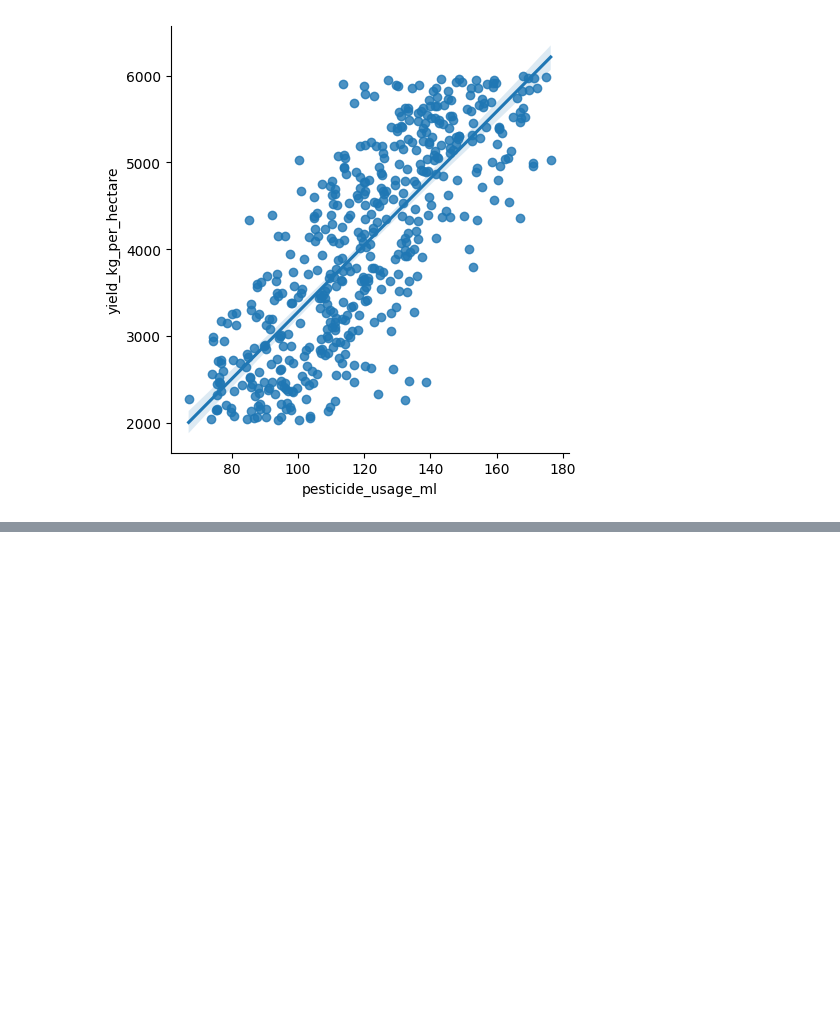
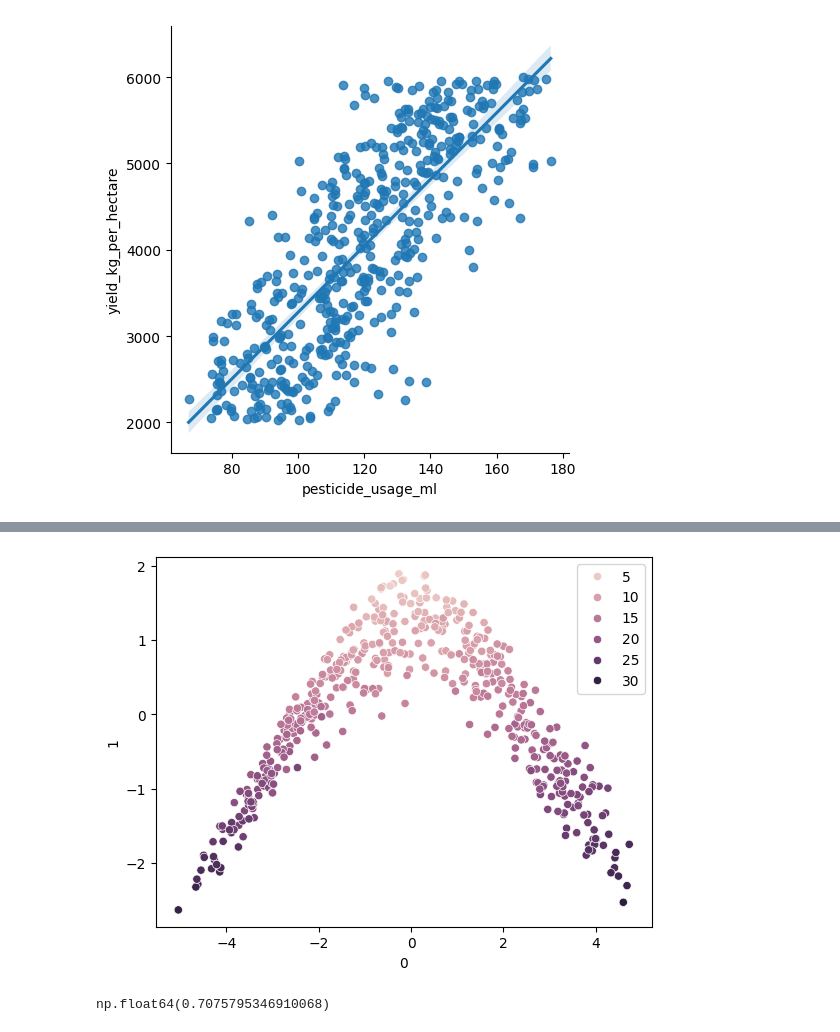
Before and after one commit to Tyrost/EverLeaf, a Jupyter notebook: backend/data.ipynb, the cells around one changed output, grey strips where cells are left out. Saved outputs shown, nothing was run; the diff lists cells and outputs as text; code cells hidden in the pictures; blank space fills up the shorter version.

```diff
--- a/backend/data.ipynb
+++ b/backend/data.ipynb
@@ -316,0 +309,10 @@ def set_value_ranges():
+# %%
+from sklearn.preprocessing import StandardScaler
+
+farm = farm_df[farm_df.describe().columns].drop(columns=["latitude", "longitude", "total_days"]).dropna()
+farm_target = farm_df["health_index"].values
+# %%
+scaler = StandardScaler()
+farm_stand = scaler.fit_transform(farm)
+farm_stand = pd.DataFrame(farm_stand, columns=farm.columns)
+farm_stand
@@ -316,0 +333,9 @@ def set_value_ranges():
+# %%
+u, s, vt = np.linalg.svd(farm_stand, full_matrices=False)
+
+N = len(farm_stand)
+
+singular_values = [singular_value**2/N for singular_value in s]
+total_variance = np.sum(singular_values)
+
+total_variance
@@ -316,0 +344,3 @@ def set_value_ranges():
+# %%
+farm_2d = farm_stand @ vt[[0,1]].T
+farm_2d
@@ -316,0 +361,13 @@ def set_value_ranges():
+# %%
+
+
+sns.scatterplot(x = farm_2d.loc[:, 0], y = farm_2d.loc[:, 1], hue = farm_target)
+plt.show()
+# %% [output]
+[figure, added]
+# %%
+proportions = singular_values/np.sum(singular_values)
+farm_2d_variance = proportions[0] + proportions[1] # PC1 + PC2
+farm_2d_variance
+# %% [output]
+np.float64(0.7075795346910068)
```
Also changed, not shown: parts of 8 cells of this notebook, 8 other files.
